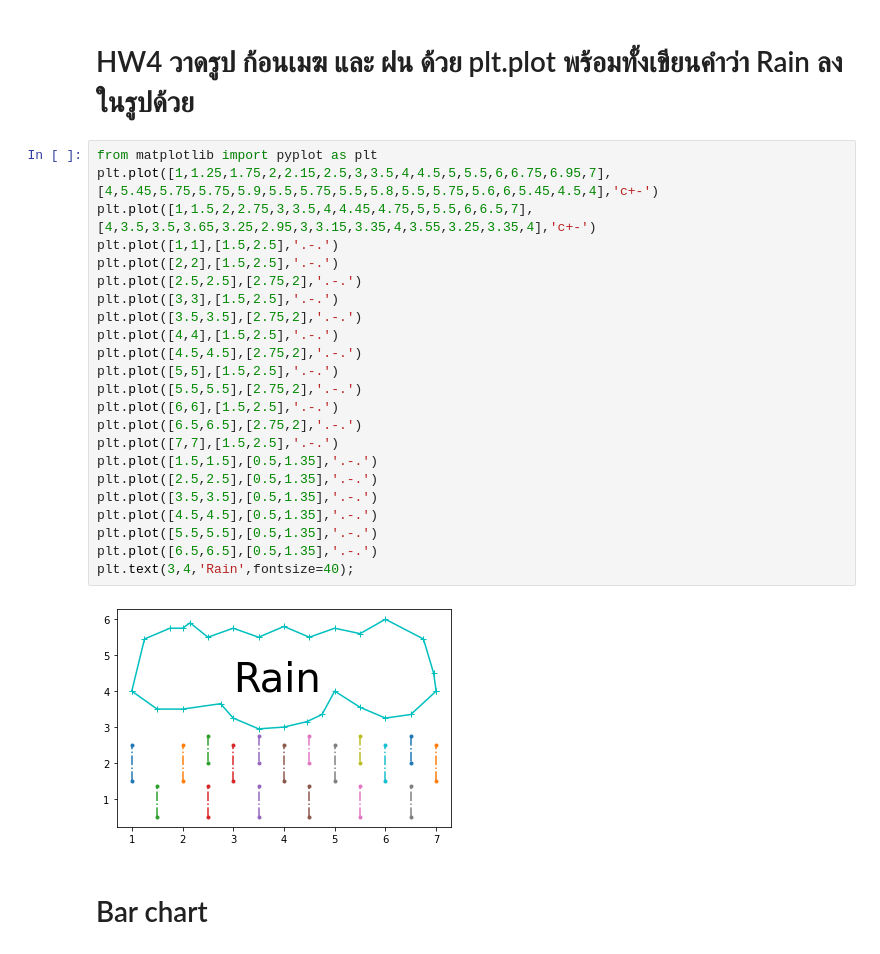
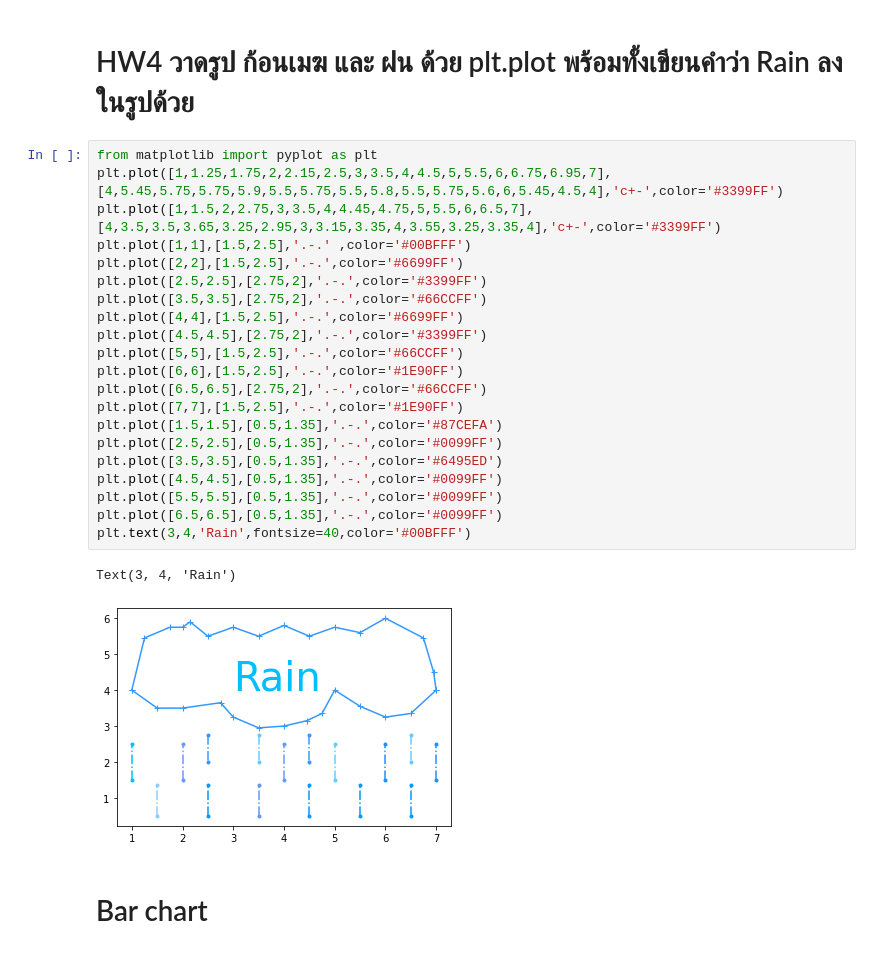
Before and after one commit to supatsara2002/BasicProg_DataViz65, a Jupyter notebook: DataViz04_Data_Comparison.ipynb, the cells around one changed output. Cells and saved outputs as stored; diff of their text form.

```diff
--- a/DataViz04_Data_Comparison.ipynb
+++ b/DataViz04_Data_Comparison.ipynb
@@ -180,29 +180,28 @@ plt.ylabel('size (cm)');
 # HW4 วาดรูป ก้อนเมฆ และ ฝน ด้วย plt.plot พร้อมทั้งเขียนคำว่า Rain ลงในรูปด้วย
 # %%
 from matplotlib import pyplot as plt
-plt.plot([1,1.25,1.75,2,2.15,2.5,3,3.5,4,4.5,5,5.5,6,6.75,6.95,7],[4,5.45,5.75,5.75,5.9,5.5,5.75,5.5,5.8,5.5,5.75,5.6,6,5.45,4.5,4],'c+-')
-plt.plot([1,1.5,2,2.75,3,3.5,4,4.45,4.75,5,5.5,6,6.5,7],[4,3.5,3.5,3.65,3.25,2.95,3,3.15,3.35,4,3.55,3.25,3.35,4],'c+-')
-plt.plot([1,1],[1.5,2.5],'.-.')
-plt.plot([2,2],[1.5,2.5],'.-.')
-plt.plot([2.5,2.5],[2.75,2],'.-.')
-plt.plot([3,3],[1.5,2.5],'.-.')
-plt.plot([3.5,3.5],[2.75,2],'.-.')
-plt.plot([4,4],[1.5,2.5],'.-.')
-plt.plot([4.5,4.5],[2.75,2],'.-.')
-plt.plot([5,5],[1.5,2.5],'.-.')
-plt.plot([5.5,5.5],[2.75,2],'.-.')
-plt.plot([6,6],[1.5,2.5],'.-.')
-plt.plot([6.5,6.5],[2.75,2],'.-.')
-plt.plot([7,7],[1.5,2.5],'.-.')
-plt.plot([1.5,1.5],[0.5,1.35],'.-.')
-plt.plot([2.5,2.5],[0.5,1.35],'.-.')
-plt.plot([3.5,3.5],[0.5,1.35],'.-.')
-plt.plot([4.5,4.5],[0.5,1.35],'.-.')
-plt.plot([5.5,5.5],[0.5,1.35],'.-.')
-plt.plot([6.5,6.5],[0.5,1.35],'.-.')
-plt.text(3,4,'Rain',fontsize=40);
+plt.plot([1,1.25,1.75,2,2.15,2.5,3,3.5,4,4.5,5,5.5,6,6.75,6.95,7],[4,5.45,5.75,5.75,5.9,5.5,5.75,5.5,5.8,5.5,5.75,5.6,6,5.45,4.5,4],'c+-',color='#3399FF')
+plt.plot([1,1.5,2,2.75,3,3.5,4,4.45,4.75,5,5.5,6,6.5,7],[4,3.5,3.5,3.65,3.25,2.95,3,3.15,3.35,4,3.55,3.25,3.35,4],'c+-',color='#3399FF')
+plt.plot([1,1],[1.5,2.5],'.-.' ,color='#00BFFF')
+plt.plot([2,2],[1.5,2.5],'.-.',color='#6699FF')
+plt.plot([2.5,2.5],[2.75,2],'.-.',color='#3399FF')
+plt.plot([3.5,3.5],[2.75,2],'.-.',color='#66CCFF')
+plt.plot([4,4],[1.5,2.5],'.-.',color='#6699FF')
+plt.plot([4.5,4.5],[2.75,2],'.-.',color='#3399FF')
+plt.plot([5,5],[1.5,2.5],'.-.',color='#66CCFF')
+plt.plot([6,6],[1.5,2.5],'.-.',color='#1E90FF')
+plt.plot([6.5,6.5],[2.75,2],'.-.',color='#66CCFF')
+plt.plot([7,7],[1.5,2.5],'.-.',color='#1E90FF')
+plt.plot([1.5,1.5],[0.5,1.35],'.-.',color='#87CEFA')
+plt.plot([2.5,2.5],[0.5,1.35],'.-.',color='#0099FF')
+plt.plot([3.5,3.5],[0.5,1.35],'.-.',color='#6495ED')
+plt.plot([4.5,4.5],[0.5,1.35],'.-.',color='#0099FF')
+plt.plot([5.5,5.5],[0.5,1.35],'.-.',color='#0099FF')
+plt.plot([6.5,6.5],[0.5,1.35],'.-.',color='#0099FF')
+plt.text(3,4,'Rain',fontsize=40,color='#00BFFF')
 # %% [output]
+Text(3, 4, 'Rain')
-[figure, old version]
+[figure, new version]
 # %% [markdown]
  # Bar chart
 # %%
```
